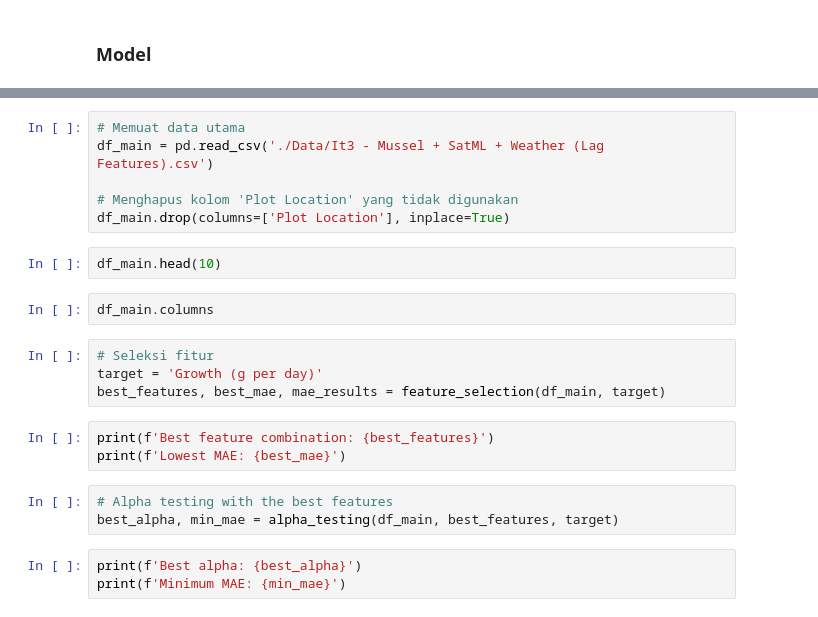
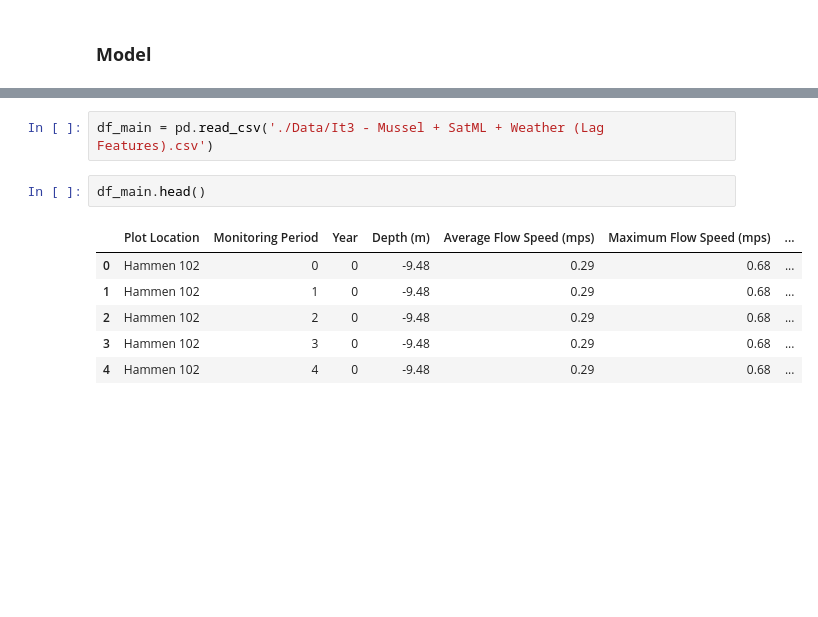
Before and after one commit to alessandroryo/mussel-group-visualization, a Jupyter notebook: Data Visualization - Mussel Baskets (Growing + Innopro).ipynb, the cells around one changed output, grey strips where cells are left out. Saved outputs shown, nothing was run; the diff lists cells and outputs as text; blank space fills up the shorter version.

```diff
--- a/Data Visualization - Mussel Baskets (Growing + Innopro).ipynb
+++ b/Data Visualization - Mussel Baskets (Growing + Innopro).ipynb
@@ -1104,23 +892,11 @@ def alpha_testing(df, features, target):
 # %%
-# Memuat data utama
 df_main = pd.read_csv('./Data/It3 - Mussel + SatML + Weather (Lag Features).csv')
-
-# Menghapus kolom 'Plot Location' yang tidak digunakan
-df_main.drop(columns=['Plot Location'], inplace=True)
 # %%
-df_main.head(10)
+df_main.head()
+# %% [output]
+|  | Plot Location | Monitoring Period | Year | Depth (m) | Average Flow Speed (mps) | Maximum Flow Speed (mps) | ... |
+| 0 | Hammen 102 | 0 | 0 | -9.48 | 0.29 | 0.68 | ... |
+| 1 | Hammen 102 | 1 | 0 | -9.48 | 0.29 | 0.68 | ... |
+| 2 | Hammen 102 | 2 | 0 | -9.48 | 0.29 | 0.68 | ... |
+| 3 | Hammen 102 | 3 | 0 | -9.48 | 0.29 | 0.68 | ... |
+| 4 | Hammen 102 | 4 | 0 | -9.48 | 0.29 | 0.68 | ... |
-# %%
-df_main.columns
-# %%
-# Seleksi fitur
-target = 'Growth (g per day)'
-best_features, best_mae, mae_results = feature_selection(df_main, target)
-# %%
-print(f'Best feature combination: {best_features}')
-print(f'Lowest MAE: {best_mae}')
-# %%
-# Alpha testing with the best features
-best_alpha, min_mae = alpha_testing(df_main, best_features, target)
-# %%
-print(f'Best alpha: {best_alpha}')
-print(f'Minimum MAE: {min_mae}')
```
Also changed, not shown: parts of 31 cells of this notebook, 5 other files.
